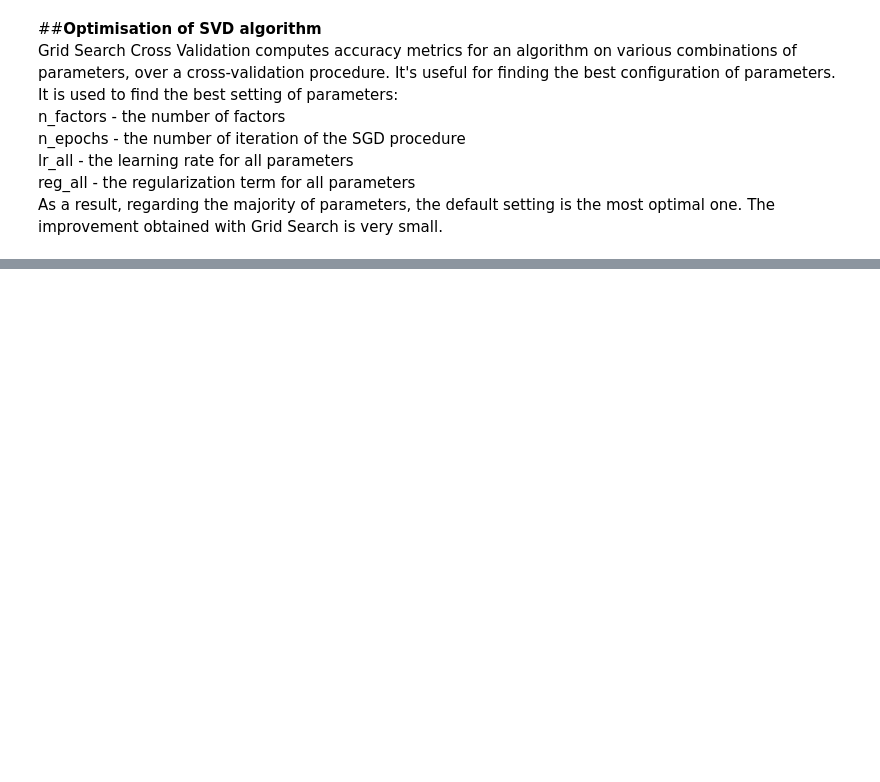
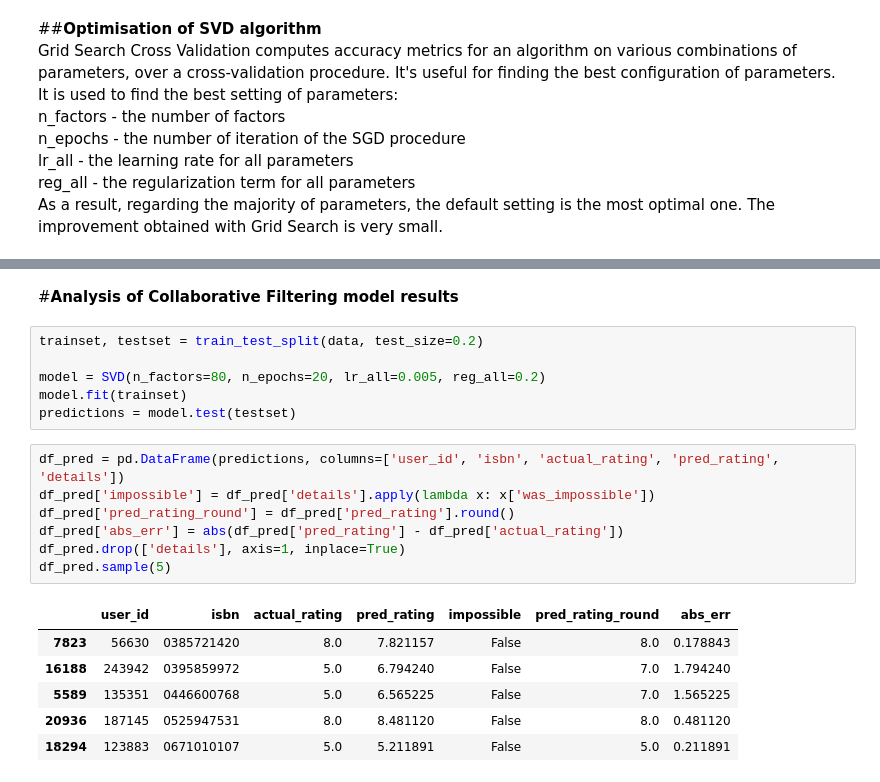
Before and after one commit to Aniket-Satpute/Book-Recommendation-System, a Jupyter notebook: Book_Recommendation_System_aniket.ipynb, the cells around one changed output, grey strips where cells are left out. Cells and saved outputs as stored; diff of their text form; blank space fills up the shorter version.

```diff
--- a/Book_Recommendation_System_aniket.ipynb
+++ b/Book_Recommendation_System_aniket.ipynb
@@ -711 +711,23 @@ print(gs.best_params['rmse'])
 {'n_factors': 80, 'n_epochs': 20, 'lr_all': 0.005, 'reg_all': 0.2}
+# %% [markdown]
+#**Analysis of Collaborative Filtering model results**
+# %%
+trainset, testset = train_test_split(data, test_size=0.2)
+
+model = SVD(n_factors=80, n_epochs=20, lr_all=0.005, reg_all=0.2)
+model.fit(trainset)
+predictions = model.test(testset)
+# %%
+df_pred = pd.DataFrame(predictions, columns=['user_id', 'isbn', 'actual_rating', 'pred_rating', 'details'])
+df_pred['impossible'] = df_pred['details'].apply(lambda x: x['was_impossible'])
+df_pred['pred_rating_round'] = df_pred['pred_rating'].round()
+df_pred['abs_err'] = abs(df_pred['pred_rating'] - df_pred['actual_rating'])
+df_pred.drop(['details'], axis=1, inplace=True)
+df_pred.sample(5)
+# %% [output]
+|  | user_id | isbn | actual_rating | pred_rating | impossible | pred_rating_round | abs_err |
+| 7823 | 56630 | 0385721420 | 8.0 | 7.821157 | False | 8.0 | 0.178843 |
+| 16188 | 243942 | 0395859972 | 5.0 | 6.794240 | False | 7.0 | 1.794240 |
+| 5589 | 135351 | 0446600768 | 5.0 | 6.565225 | False | 7.0 | 1.565225 |
+| 20936 | 187145 | 0525947531 | 8.0 | 8.481120 | False | 8.0 | 0.481120 |
+| 18294 | 123883 | 0671010107 | 5.0 | 5.211891 | False | 5.0 | 0.211891 |
```
Also changed, not shown: parts of 18 cells of this notebook.
